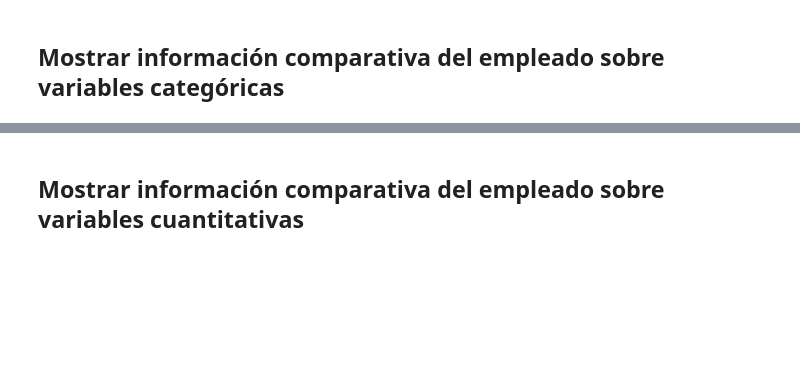
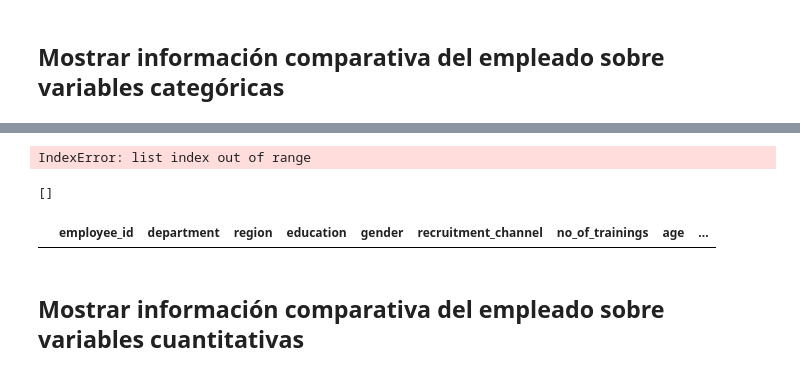
Before and after one commit to noriolg/HR-promocion-empleados, a Jupyter notebook: Employee Classification/Employee Classification.ipynb, the cells around one changed output, grey strips where cells are left out. Drawn from its saved outputs; the diff is of its cells as text; code cells hidden in the pictures; blank space fills up the shorter version.

```diff
--- a/Employee Classification/Employee Classification.ipynb
+++ b/Employee Classification/Employee Classification.ipynb
@@ -148,6 +148,20 @@ plot_employee_profile_categorical_promotion_percentages(employee_data)
 # %% [output]
 [interactive output not drawn]
 [interactive output not drawn]
+# %%
+employee_data = {'department': 'Sales & Marketing', 'education': "Master's & above", 'gender': 'f', 'recruitment_channel': 'sourcing', 'awards_won': '1', 'no_of_trainings': 5, 'age': 50, 'previous_year_rating': 3, 'length_of_service': 10, 'avg_training_score': 90}
+# %%
+plot_employee_profile_categorical_promotion_percentages(employee_data)
+# %% [output]
+IndexError: list index out of range
+# %%
+list(df_model[(df_model["awards_won"] == employee_data["awards_won"])]["is_promoted"].value_counts())
+# %% [output]
+[]
+# %%
+df_model[(df_model["awards_won"] == employee_data["awards_won"])]
+# %% [output]
+|  | employee_id | department | region | education | gender | recruitment_channel | no_of_trainings | age | ... |
 # %% [markdown]
 ## Mostrar información comparativa del empleado sobre variables cuantitativas
 # %%
```
Also changed, not shown: parts of 3 cells of this notebook, 5 other files.
